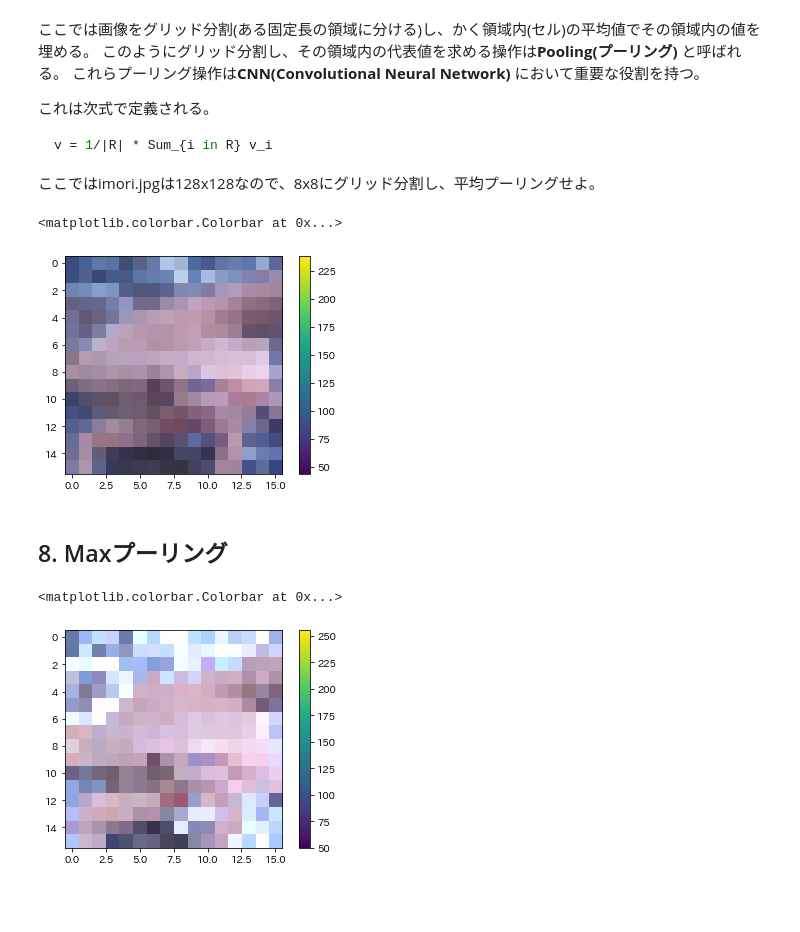
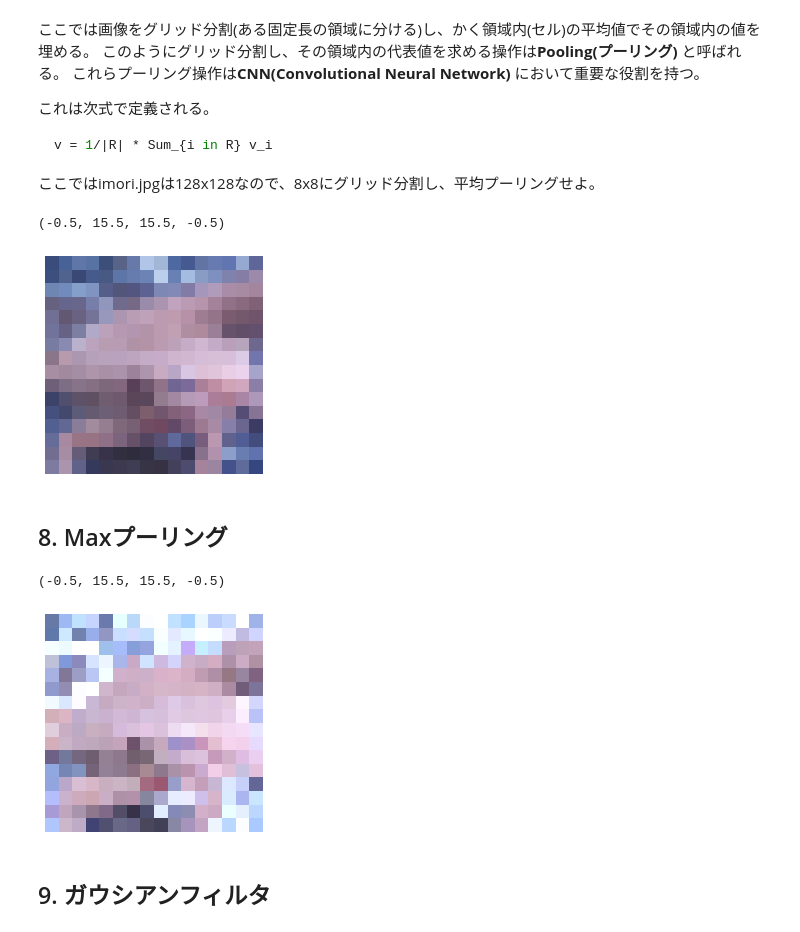
Before and after one commit to lexikodicsho/Gasyori100knock, a Jupyter notebook: Question_01_10/myanswers.ipynb, the cells around one changed output. Saved outputs shown, nothing was run; the diff lists cells and outputs as text; code cells hidden in the pictures; blank space fills up the shorter version.

```diff
--- a/Question_01_10/myanswers.ipynb
+++ b/Question_01_10/myanswers.ipynb
@@ -147,10 +147,10 @@ pool = np.array([(b[i * w:(i+1) * w,j * w:(j+1) * w].mean(),
 pool = pool.reshape((128//8, 128//8, 3)).astype(np.uint8)
 # %%
 plt.imshow(pool[:,:,::-1])
-plt.colorbar()
+plt.axis("off")
 # %% [output]
-<matplotlib.colorbar.Colorbar at 0x...>
+(-0.5, 15.5, 15.5, -0.5)
-[figure, old version]
+[figure, new version]
 # %% [markdown]
 ## 8. Maxプーリング
 # %%
@@ -167,7 +167,9 @@ pool = np.array([(b[i * w:(i+1) * w,j * w:(j+1) * w].max(),
 pool = pool.reshape((128//8, 128//8, 3)).astype(np.uint8)
 # %%
 plt.imshow(pool[:,:,::-1])
-plt.colorbar()
+plt.axis("off")
 # %% [output]
-<matplotlib.colorbar.Colorbar at 0x...>
+(-0.5, 15.5, 15.5, -0.5)
-[figure, old version]
+[figure, new version]
+# %% [markdown]
+## 9. ガウシアンフィルタ
```
Also changed, not shown: parts of 15 cells of this notebook.
